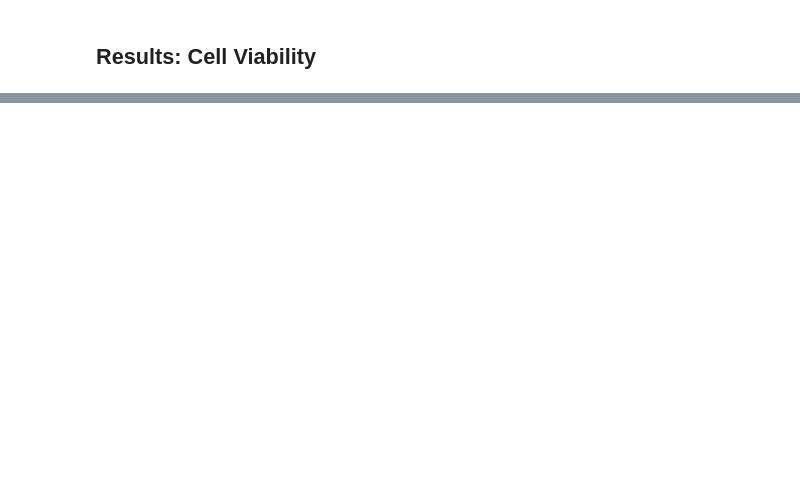
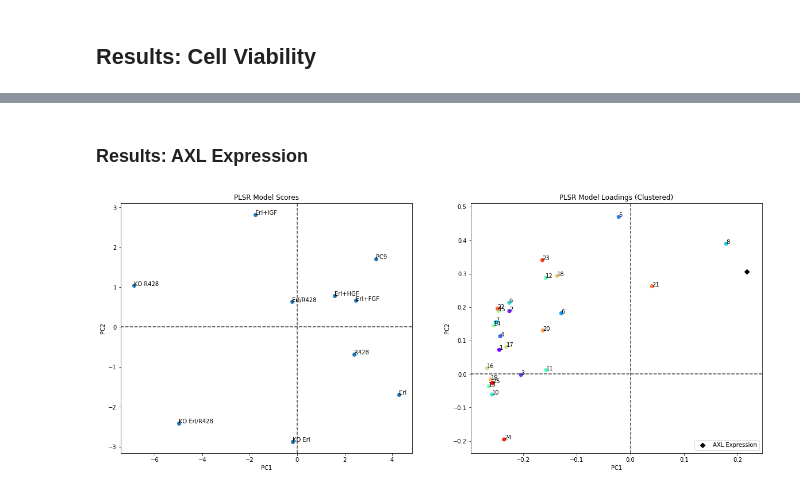
Before and after one commit to zoeskim/BE-188-Project, a Jupyter notebook: BE188-Final Project_capitalizedClusters.ipynb, the cells around one changed output, grey strips where cells are left out. Saved outputs shown, nothing was run; the diff lists cells and outputs as text; code cells hidden in the pictures; blank space fills up the shorter version.

```diff
--- a/BE188-Final Project_capitalizedClusters.ipynb
+++ b/BE188-Final Project_capitalizedClusters.ipynb
@@ -342,0 +413,12 @@ plt.show()
+# %%
+plsr_axlC = PLSRegression(n_components = 3)
+X_scores_axl, Y_scores_axl = plsr_axlC.fit_transform(X_ClusterAvgsAXL_z,Y_axl_z)
+PC1_scores_axl, PC2_scores_axl = X_scores_axl[:,0], X_scores_axl[:,1]
+PC1_xload_axl, PC2_xload_axl = plsr_axlC.x_loadings_[:,0], plsr_axlC.x_loadings_[:,1]
+PC1_yload_axl, PC2_yload_axl = plsr_axlC.y_loadings_[:,0], plsr_axlC.y_loadings_[:,1]
+
+plsr_cvC = PLSRegression(n_components = 3)
+X_scores_cvC, Y_scores_cvC = plsr_cvC.fit_transform(X_ClusterAvgsCV_z, Y_cv_z)
+PC1_scores_cvC, PC2_scores_cvC = X_scores_cvC[:,0], X_scores_cvC[:,1]
+PC1_xload_cvC, PC2_xload_cvC = plsr_cvC.x_loadings_[:,0], plsr_cvC.x_loadings_[:,1]
+PC1_yload_cvC, PC2_yload_cvC = plsr_cvC.y_loadings_[:,0], plsr_cvC.y_loadings_[:,1]
@@ -342,0 +436,36 @@ plt.show()
+# %% [markdown]
+### Results: AXL Expression
+# %%
+fig, axs = plt.subplots(1, 2,figsize=(20,8))
+colors_ = cm.rainbow(np.linspace(0, 1, 25))
+axs[0].scatter(PC1_scores_axl,PC2_scores_axl)
+for j, txt in enumerate(treatments_axl):
+    axs[0].annotate(txt, (PC1_scores_axl[j], PC2_scores_axl[j]))
+axs[0].set_title('PLSR Model Scores')
+axs[0].set_xlabel('PC1')
+axs[0].set_ylabel('PC2')
+#axs[0].set_xlim([-15, 15])
+#axs[0].set_ylim([-15, 15])
+axs[0].axhline(y=0, color='0.25', linestyle='--')
+axs[0].axvline(x=0, color='0.25', linestyle='--')
+axs[1].scatter(PC1_xload_axl, PC2_xload_axl, c=np.arange(25), cmap=colors.ListedColormap(colors_))
+cl = []
+for i in range(25):
+    i += 1
+    Var = str(i)
+    cl.append(Var)
+cls = np.array(cl)
+for j, txt in enumerate(cls):
+    axs[1].annotate(txt, (PC1_xload_axl[j], PC2_xload_axl[j]))
+axs[1].scatter(PC1_yload_axl, PC2_yload_axl, color='#000000', marker='D', label='AXL Expression')
+axs[1].legend(loc=4)
+axs[1].set_title('PLSR Model Loadings (Clustered)')
+axs[1].set_xlabel('PC1')
+axs[1].set_ylabel('PC2')
+#axs[1].set_xlim([-0.15, 0.15])
+#axs[1].set_ylim([-0.15, 0.15])
+axs[1].axhline(y=0, color='0.25', linestyle='--')
+axs[1].axvline(x=0, color='0.25', linestyle='--')
+plt.show()
+# %% [output]
+[figure, added]
```
Also changed, not shown: parts of 16 cells of this notebook.
